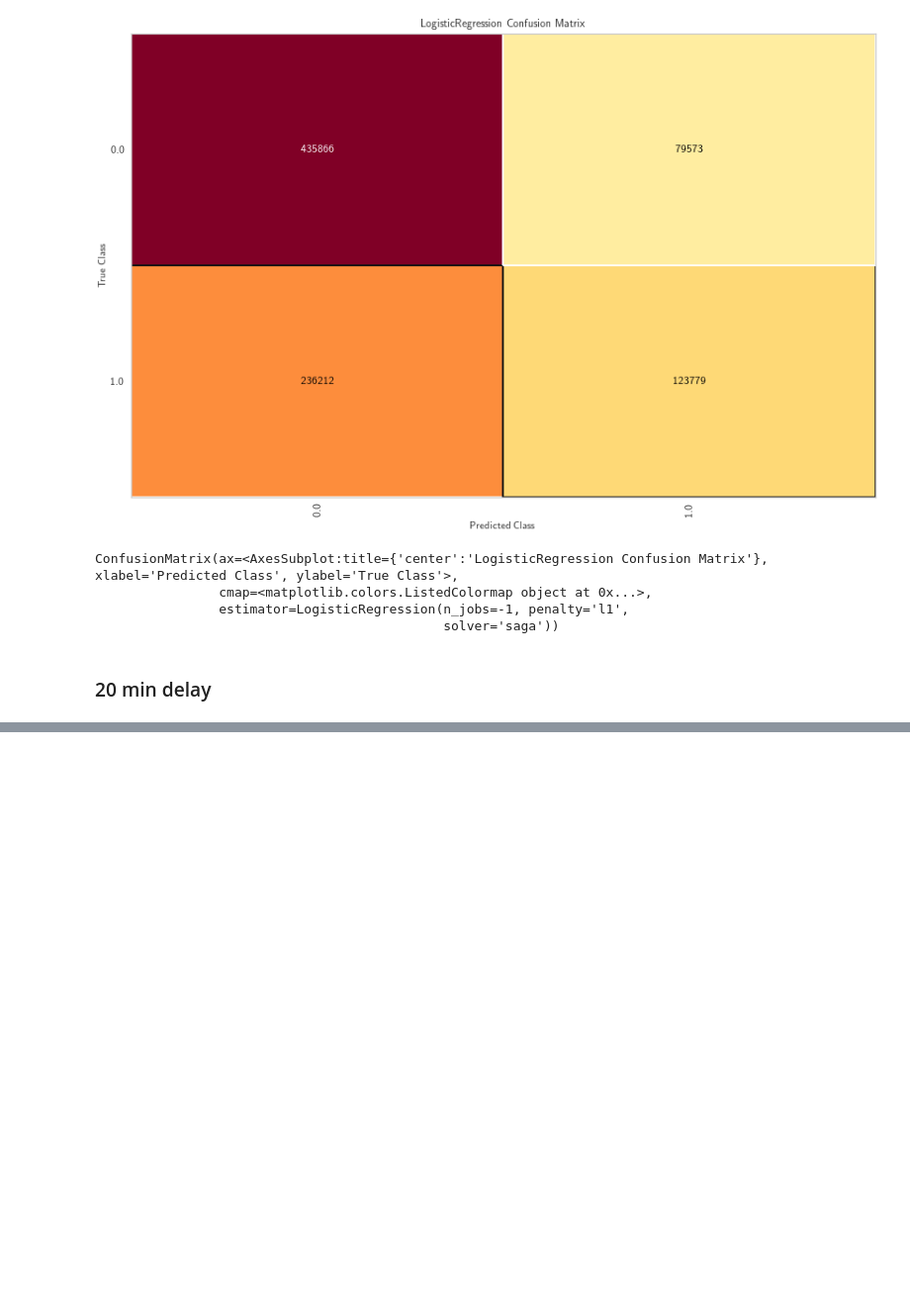
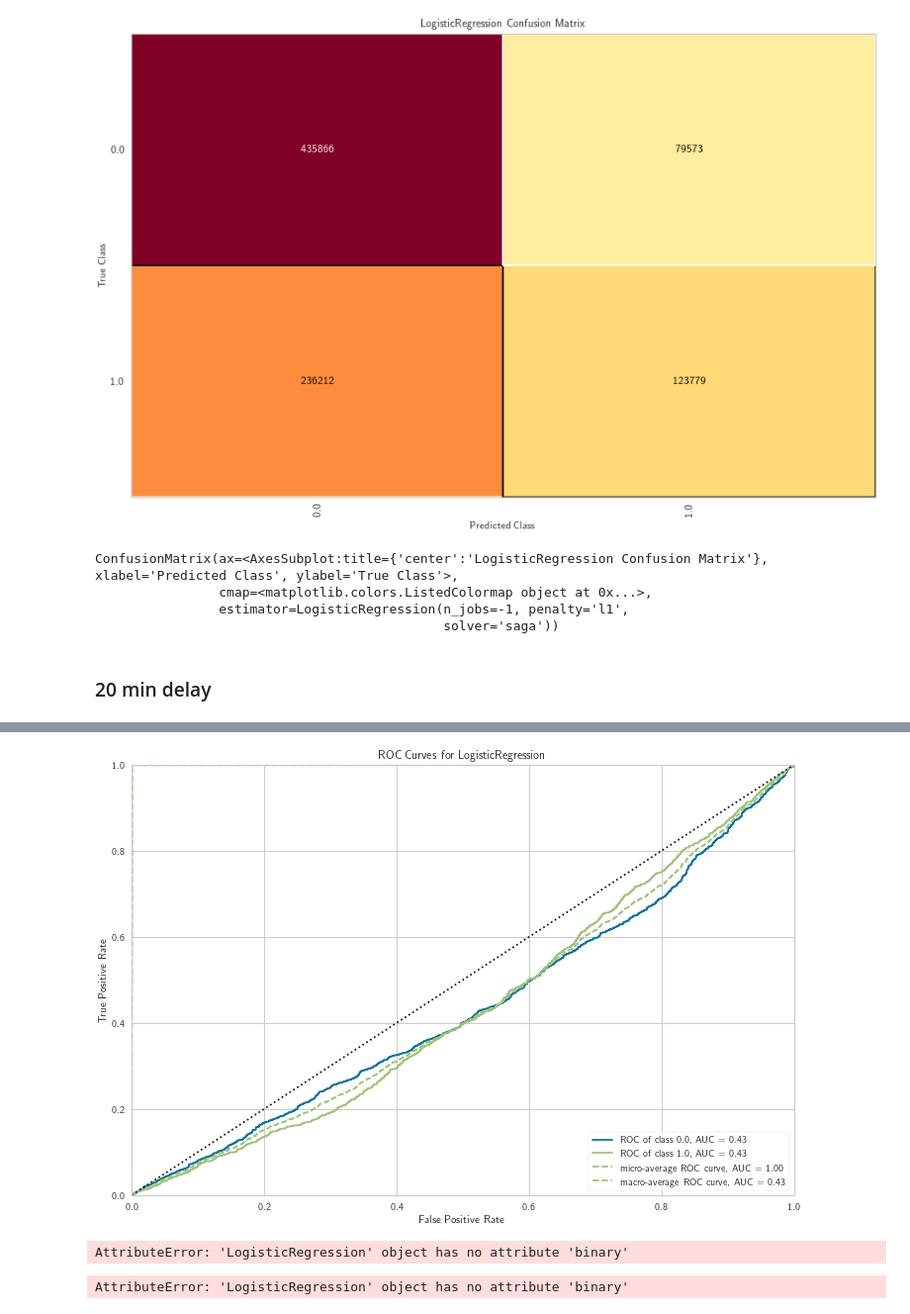
Before and after one commit to sbarrios93/Flight-Predictions-Project, a Jupyter notebook: scratchpad.ipynb, the cells around one changed output, grey strips where cells are left out. Shown at 99% size. Drawn from its saved outputs; the diff is of its cells as text; code cells hidden in the pictures; blank space fills up the shorter version.

```diff
--- a/scratchpad.ipynb
+++ b/scratchpad.ipynb
@@ -959,9 +980,12 @@ confusion_matrix(logistic_20_delay, X_train, Y_delayed_20_train, X_test, Y_delay
 # %%
-logistic_cancelled_delay = LogisticRegression(penalty='l1', n_jobs=-1, solver='saga')
-logistic_cancelled_delay.fit(X_train.to_numpy(), Y_cancelled_train.to_numpy())
+from sklearn.ensemble import RandomForestClassifier
 
-y_logistic_cancelled_predict = logistic_cancelled_delay.predict(X_test.to_numpy())
+
+logistic_cancelled = LogisticRegression(penalty='l1', n_jobs=-1, solver='saga', fit_intercept=False, random_state=42)
+
+logistic_cancelled.fit(X_train.to_numpy(), Y_cancelled_train.to_numpy())
+
+
+y_logistic_cancelled_predict = logistic_cancelled_delay.predict(X_test)
 regression_results(Y_cancelled_test, y_logistic_cancelled_predict)
-
-print(classification_report(Y_cancelled_test, y_logistic_cancelled_predict))
 # %% [output]
@@ -975,5 +1002,9 @@ AttributeError: 'LogisticRegression' object has no attribute 'coef_'
 # %%
 fig = plt.figure(figsize=(12, 8))
-roc_auc()(logistic_cancelled_delay, X_train, Y_cancelled_train, X_test, Y_cancelled_test)
+roc_auc(logistic_cancelled_delay, X_train, Y_cancelled_train, X_test, Y_cancelled_test)
+# %% [output]
+[figure, added]
+AttributeError: 'LogisticRegression' object has no attribute 'binary'
+AttributeError: 'LogisticRegression' object has no attribute 'binary'
 # %%
 fig = plt.figure(figsize=(12, 8))
```
Also changed, not shown: parts of 13 cells of this notebook.
